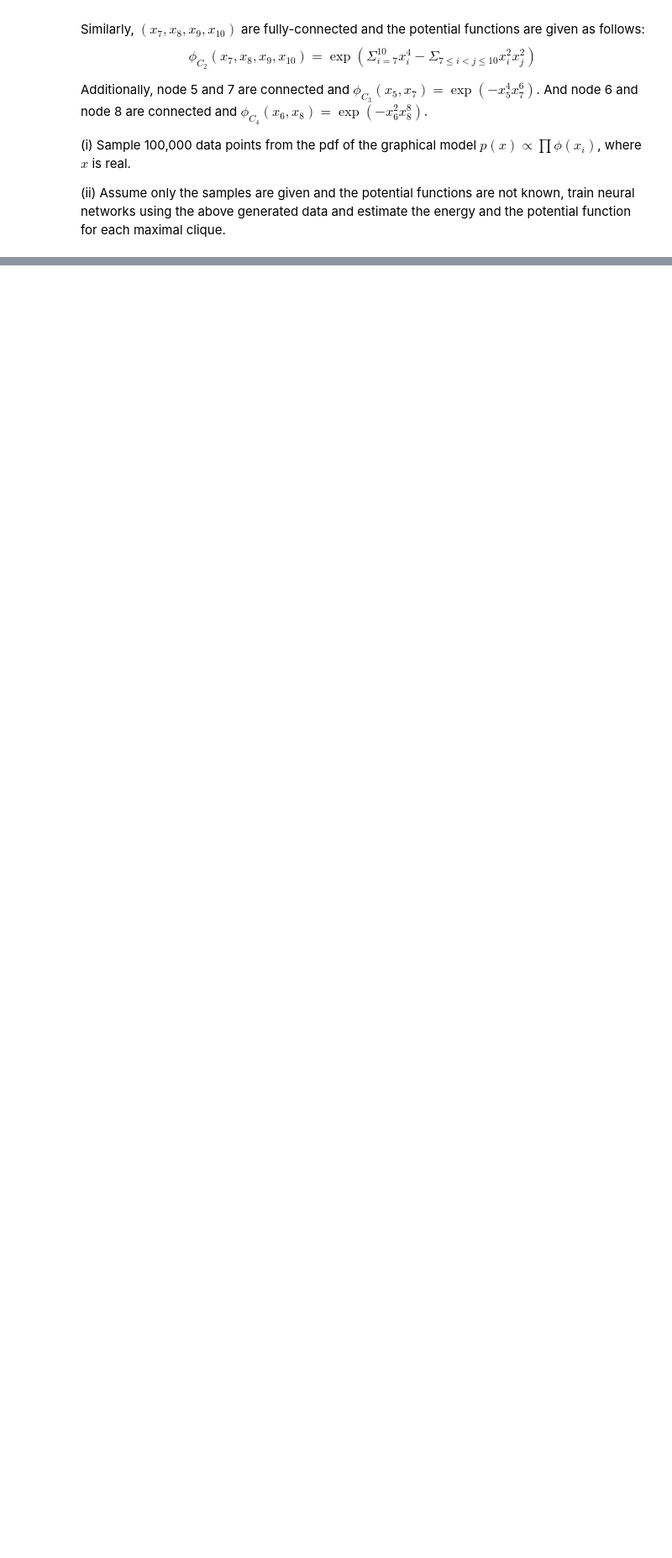
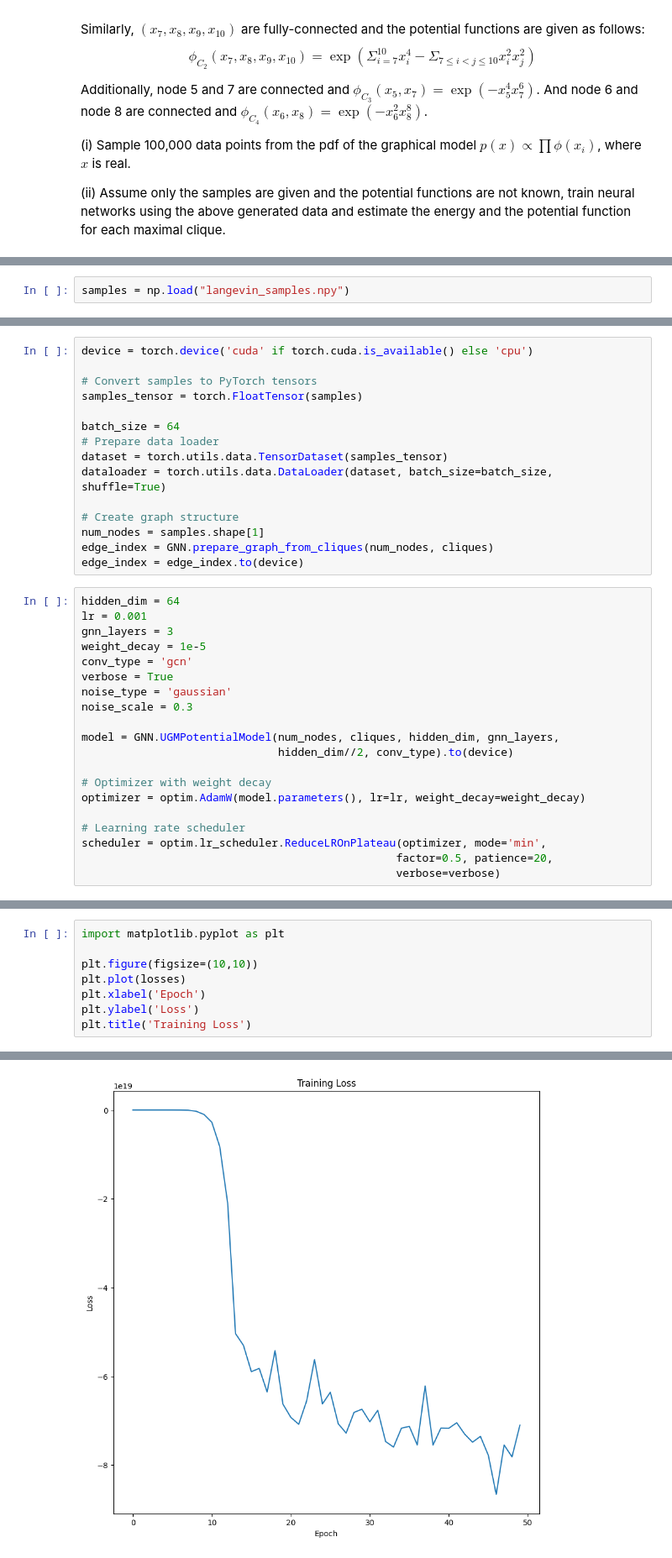
Before and after one commit to MehakArora/ADL, a Jupyter notebook: HW4/ECE689_HW4.ipynb, the cells around one changed output, grey strips where cells are left out. Shown at 84% size. Cells and saved outputs as stored; diff of their text form; blank space fills up the shorter version.

```diff
--- a/HW4/ECE689_HW4.ipynb
+++ b/HW4/ECE689_HW4.ipynb
@@ -37,0 +93,2 @@ And node 6 and node 8 are connected and $\phi_{C_4}(x_6,x_8) = \exp(-x_6^2 x_8^8
+# %%
+samples = np.load("langevin_samples.npy")
@@ -37,0 +112,35 @@ And node 6 and node 8 are connected and $\phi_{C_4}(x_6,x_8) = \exp(-x_6^2 x_8^8
+# %%
+device = torch.device('cuda' if torch.cuda.is_available() else 'cpu')
+
+# Convert samples to PyTorch tensors
+samples_tensor = torch.FloatTensor(samples)
+
+batch_size = 64
+# Prepare data loader
+dataset = torch.utils.data.TensorDataset(samples_tensor)
+dataloader = torch.utils.data.DataLoader(dataset, batch_size=batch_size, shuffle=True)
+
+# Create graph structure
+num_nodes = samples.shape[1]
+edge_index = GNN.prepare_graph_from_cliques(num_nodes, cliques)
+edge_index = edge_index.to(device)
+# %%
+hidden_dim = 64
+lr = 0.001
+gnn_layers = 3
+weight_decay = 1e-5
+conv_type = 'gcn'
+verbose = True
+noise_type = 'gaussian'
+noise_scale = 0.3
+
+model = GNN.UGMPotentialModel(num_nodes, cliques, hidden_dim, gnn_layers,
+                              hidden_dim//2, conv_type).to(device)
+
+# Optimizer with weight decay
+optimizer = optim.AdamW(model.parameters(), lr=lr, weight_decay=weight_decay)
+
+# Learning rate scheduler
+scheduler = optim.lr_scheduler.ReduceLROnPlateau(optimizer, mode='min',
+                                                factor=0.5, patience=20,
+                                                verbose=verbose)
@@ -37,0 +214,9 @@ And node 6 and node 8 are connected and $\phi_{C_4}(x_6,x_8) = \exp(-x_6^2 x_8^8
+# %%
+import matplotlib.pyplot as plt
+
+plt.figure(figsize=(10,10))
+plt.plot(losses)
+plt.xlabel('Epoch')
+plt.ylabel('Loss')
+plt.title('Training Loss')
+# %% [output]
@@ -37,0 +224 @@ And node 6 and node 8 are connected and $\phi_{C_4}(x_6,x_8) = \exp(-x_6^2 x_8^8
+[figure, added]
```
Also changed, not shown: parts of 21 cells of this notebook, 15 other files.
